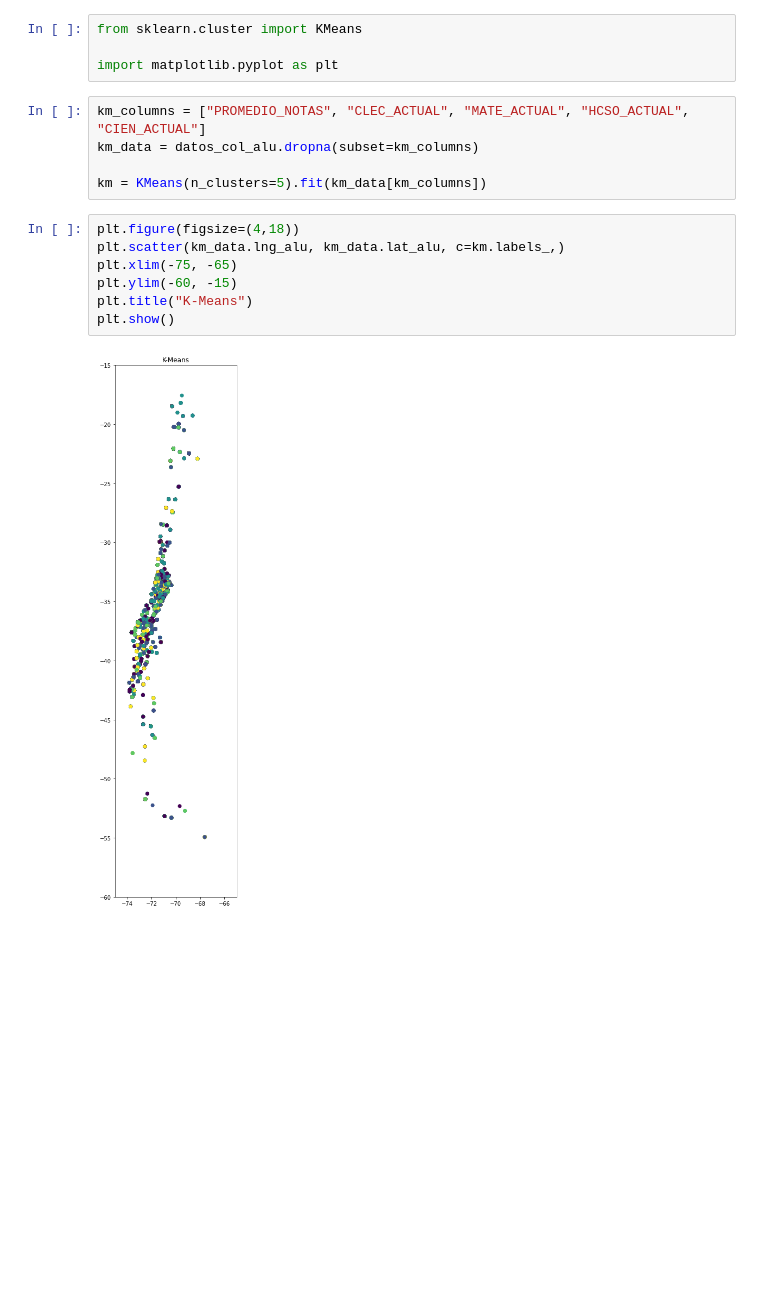
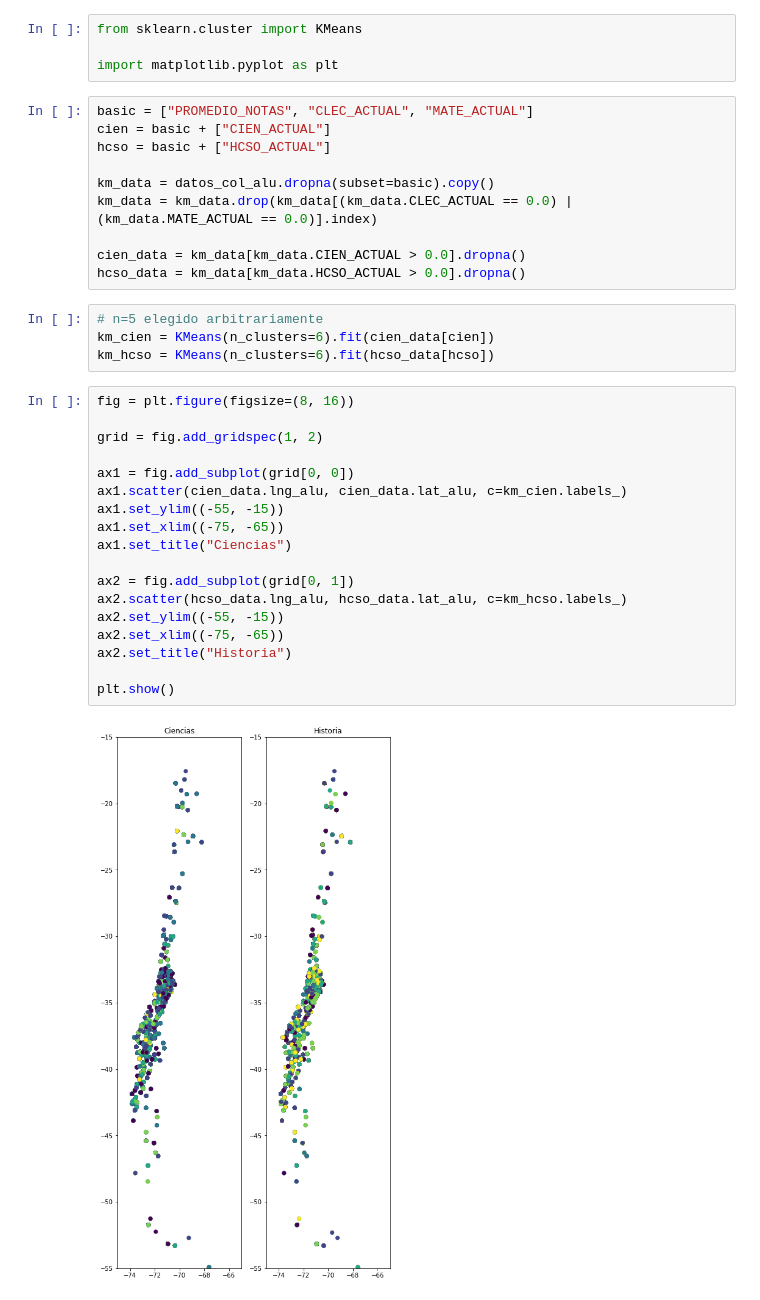
Before and after one commit to zerujio/proyecto-cc5206, a Jupyter notebook: hito_2.ipynb, the cells around one changed output. Saved outputs shown, nothing was run; the diff lists cells and outputs as text; blank space fills up the shorter version.

```diff
--- a/hito_2.ipynb
+++ b/hito_2.ipynb
@@ -486,16 +486,36 @@ from sklearn.cluster import KMeans
 
 import matplotlib.pyplot as plt
 # %%
-km_columns = ["PROMEDIO_NOTAS", "CLEC_ACTUAL", "MATE_ACTUAL", "HCSO_ACTUAL", "CIEN_ACTUAL"]
-km_data = datos_col_alu.dropna(subset=km_columns)
+basic = ["PROMEDIO_NOTAS", "CLEC_ACTUAL", "MATE_ACTUAL"]
+cien = basic + ["CIEN_ACTUAL"]
+hcso = basic + ["HCSO_ACTUAL"]
 
-km = KMeans(n_clusters=5).fit(km_data[km_columns])
+km_data = datos_col_alu.dropna(subset=basic).copy()
+km_data = km_data.drop(km_data[(km_data.CLEC_ACTUAL == 0.0) | (km_data.MATE_ACTUAL == 0.0)].index)
+
+cien_data = km_data[km_data.CIEN_ACTUAL > 0.0].dropna()
+hcso_data = km_data[km_data.HCSO_ACTUAL > 0.0].dropna()
-# %%
-plt.figure(figsize=(4,18))
-plt.scatter(km_data.lng_alu, km_data.lat_alu, c=km.labels_,)
-plt.xlim(-75, -65)
-plt.ylim(-60, -15)
-plt.title("K-Means")
-plt.show()
-# %% [output]
-[figure, removed]
+# %%
+# n=5 elegido arbitrariamente
+km_cien = KMeans(n_clusters=6).fit(cien_data[cien])
+km_hcso = KMeans(n_clusters=6).fit(hcso_data[hcso])
+# %%
+fig = plt.figure(figsize=(8, 16))
+
+grid = fig.add_gridspec(1, 2)
+
+ax1 = fig.add_subplot(grid[0, 0])
+ax1.scatter(cien_data.lng_alu, cien_data.lat_alu, c=km_cien.labels_)
+ax1.set_ylim((-55, -15))
+ax1.set_xlim((-75, -65))
+ax1.set_title("Ciencias")
+
+ax2 = fig.add_subplot(grid[0, 1])
+ax2.scatter(hcso_data.lng_alu, hcso_data.lat_alu, c=km_hcso.labels_)
+ax2.set_ylim((-55, -15))
+ax2.set_xlim((-75, -65))
+ax2.set_title("Historia")
+
+plt.show()
+# %% [output]
+[figure, added]
```
Also changed, not shown: parts of 1 cell of this notebook.
